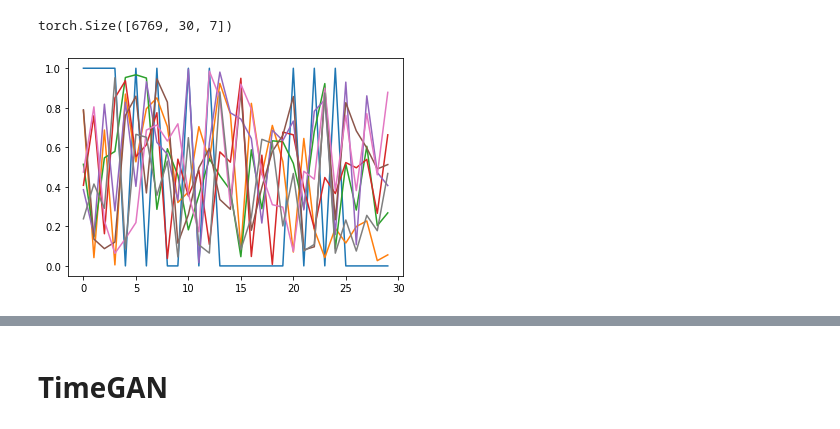
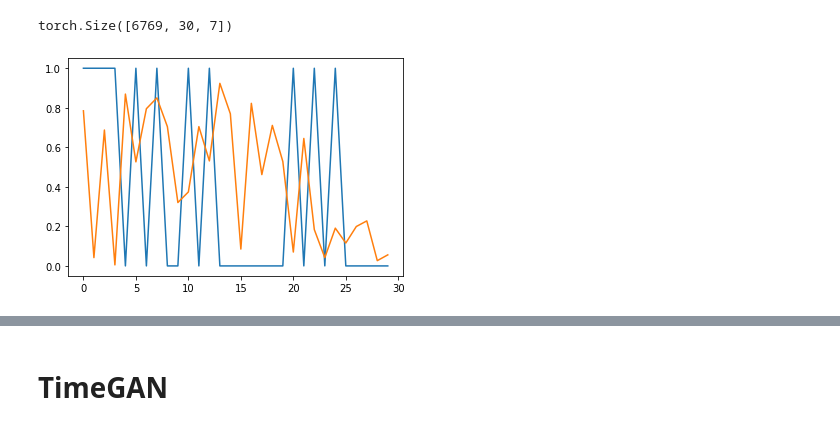
Before and after one commit to ofilion/financial-data-generation, a Jupyter notebook: Project.ipynb, the cells around one changed output, grey strips where cells are left out. Cells and saved outputs as stored; diff of their text form; code cells hidden in the pictures.

```diff
--- a/Project.ipynb
+++ b/Project.ipynb
@@ -201,9 +201,8 @@ generated_data.shape
 torch.Size([6769, 30, 7])
 # %%
 plt.plot(generated_data[0,:,0].detach().numpy(),label='generated data')
-noise_1 = noise[0].reshape(30,7)
-print(nois)
+noise_0 = noise[0].reshape(30,7)[:,0]
 plt.plot(noise_1,label = 'noise')
 plt.show()
 # %% [output]
-[figure, old version]
+[figure, new version]
```
Also changed, not shown: parts of 1 cell of this notebook.
